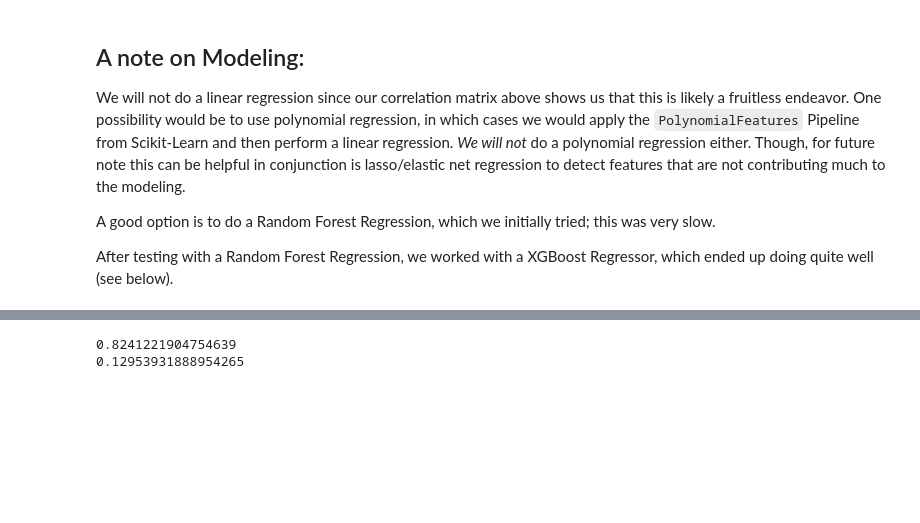
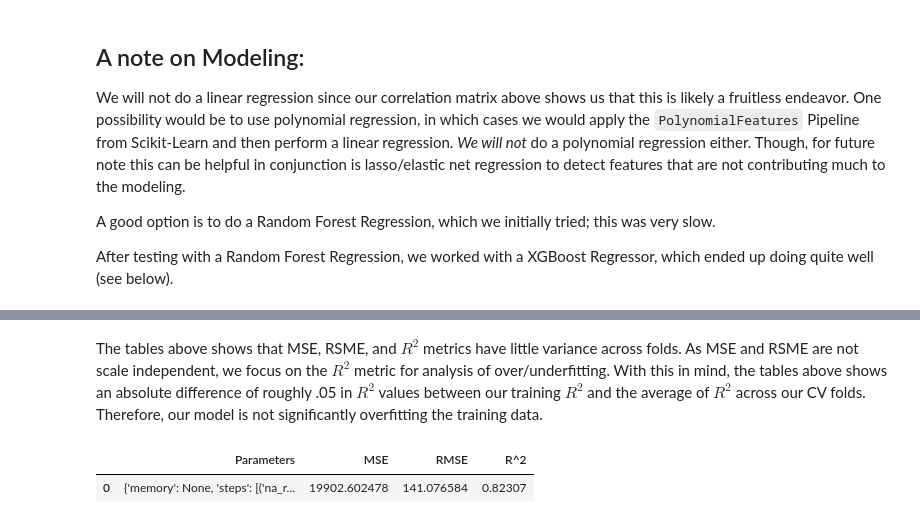
Before and after one commit to taylor-j-murray/Regression-in-Housing-Data, a Jupyter notebook: final.ipynb, the cells around one changed output, grey strips where cells are left out. Cells and saved outputs as stored; diff of their text form; code cells hidden in the pictures; blank space fills up the shorter version.

```diff
--- a/final.ipynb
+++ b/final.ipynb
@@ -743,8 +778,17 @@ print(scores.mean())
+# %% [markdown]
+The tables above shows that MSE, RSME, and $R^2$ metrics have little variance across folds. As MSE and RSME are not scale independent, we focus on the $R^2$ metric for analysis of over/underfitting. With this in mind, the tables above shows an absolute difference of roughly .05 in $R^2$ values between our training $R^2$ and the average of $R^2$ across our CV folds. Therefore, our model is not significantly overfitting the training data.
 # %%
-fitted = pipe.fit(X,y)
-test_predicts = fitted.predict(test_set.drop('price',axis=1))
-print(r2_score(test_predicts,test_set['price']))
-print(root_mean_squared_error(test_predicts,test_set['price'])/test_set['price'].mean())
+y_test = test_set['price']
+X_test = test_set.drop(columns=['price'])
+tracker=pd.DataFrame()
+final_test_results = model_tracker(X_train= X_train,
+              y_train=y_train,
+              model=model,
+              X_test=X_test,
+              y_test=y_test,
+              tracker=tracker)
+
+display(final_test_results)
 # %% [output]
-0.8241221904754639
-0.12953931888954265
+|  | Parameters | MSE | RMSE | R^2 |
+| 0 | {'memory': None, 'steps': [('na_r... | 19902.602478 | 141.076584 | 0.82307 |
```
Also changed, not shown: parts of 12 cells of this notebook.
